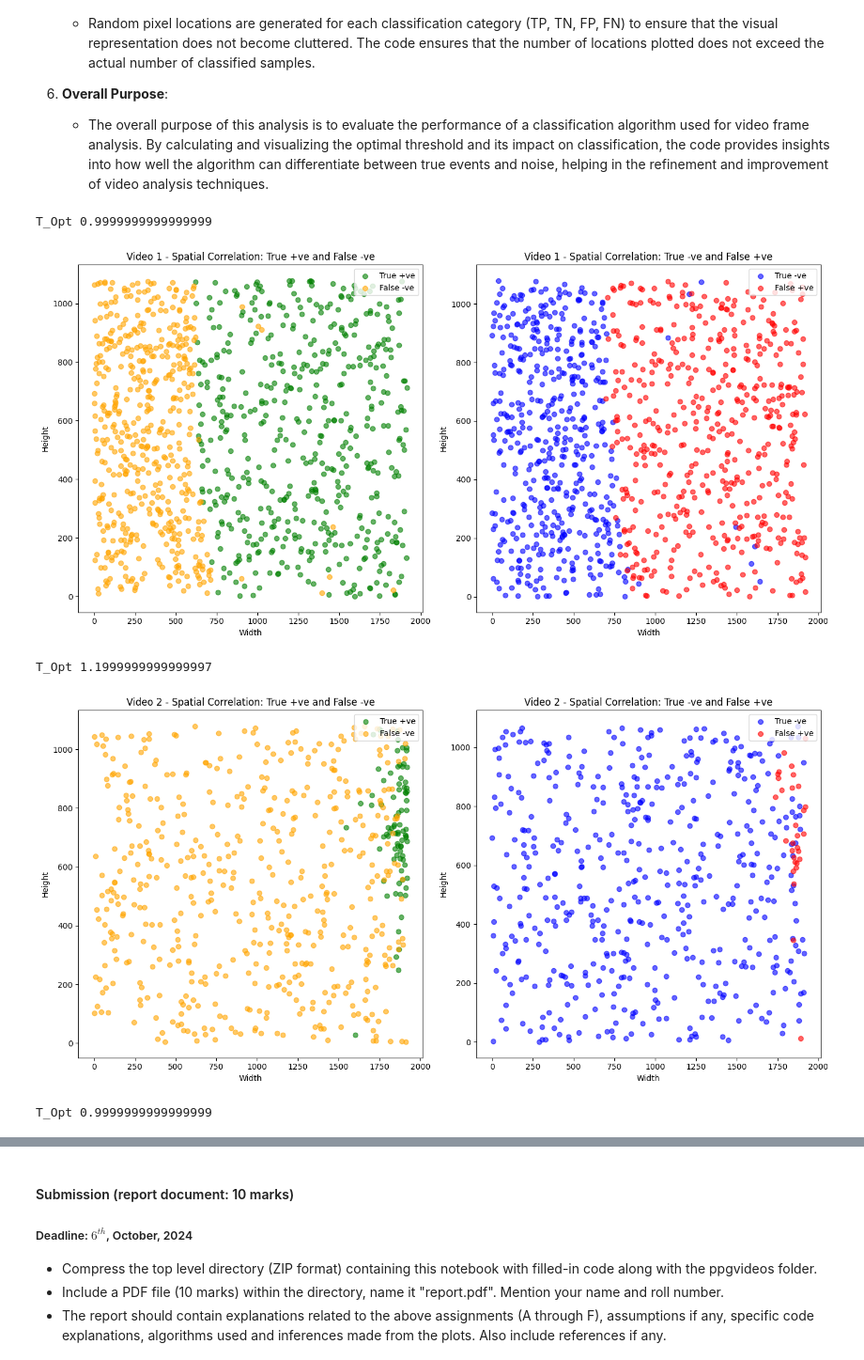
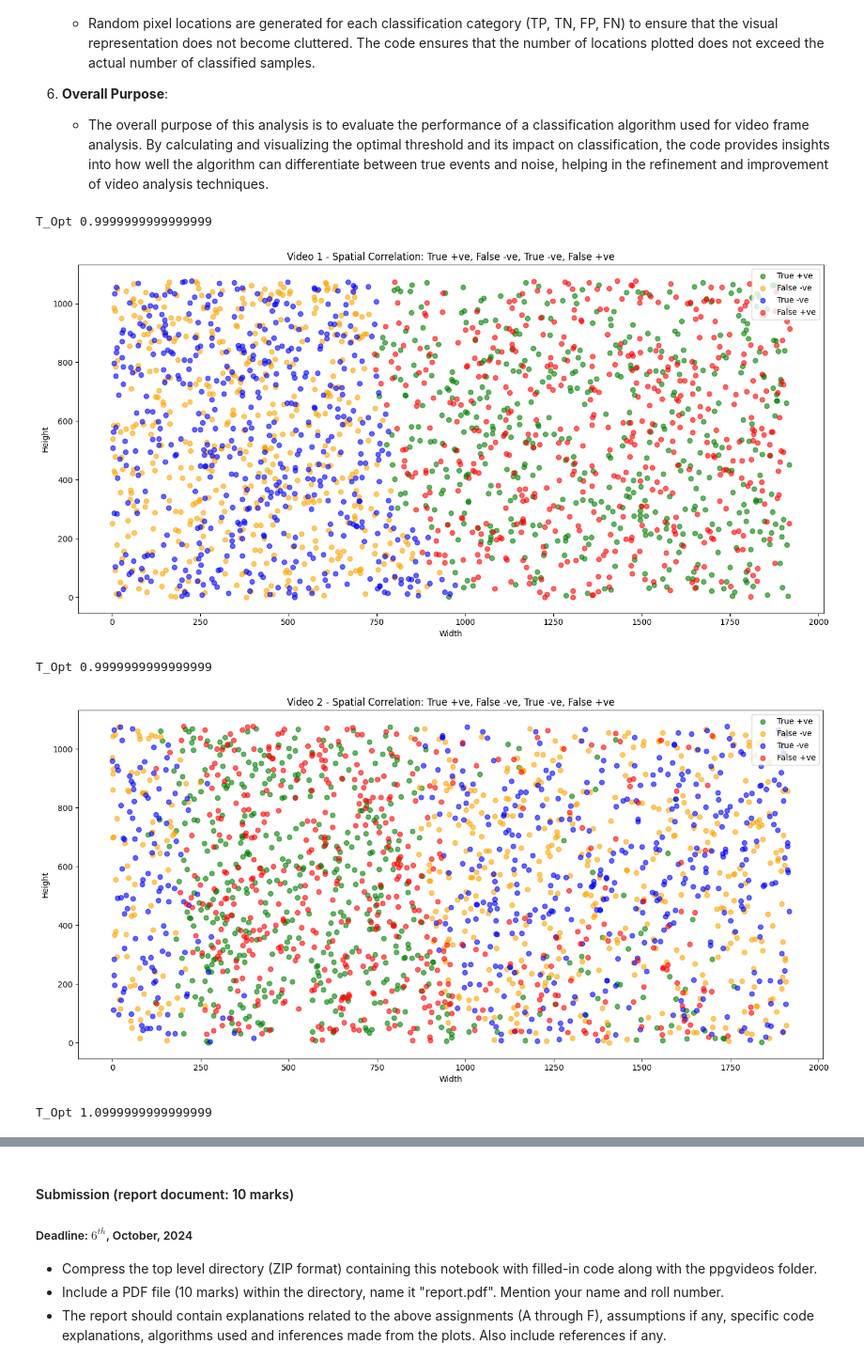
Before and after one commit to dipendughosh/programs, a Jupyter notebook: mtech_2023/sem-3/ssiot/ass-1/CS23M509_CS6650D24/homework1_UoP6650_D24.ipynb, the cells around one changed output, grey strips where cells are left out. Shown at 94% size. Saved outputs shown, nothing was run; the diff lists cells and outputs as text; code cells hidden in the pictures.

```diff
--- a/mtech_2023/sem-3/ssiot/ass-1/CS23M509_CS6650D24/homework1_UoP6650_D24.ipynb
+++ b/mtech_2023/sem-3/ssiot/ass-1/CS23M509_CS6650D24/homework1_UoP6650_D24.ipynb
@@ -337,7 +343,7 @@ def plot_intensity_metric_bpm():
         ax.plot(timeAxes[videoIndex], intensityValues, color=plotColors[videoIndex], label=f"Video {videoIndex}")
 
         # Detect peaks in the intensity data using find_peaks, based on frame rate (0.5-second minimum distance)
-        peaks, _ = find_peaks(intensityValues, distance=framesPerSecondValues[videoIndex] * 0.5)
+        peaks, _ = find_peaks(intensityValues, distance=framesPerSecondValues[videoIndex] * 0.4)
 
         # Mark the detected peaks on the plot with black 'x' markers
         ax.plot(timeAxes[videoIndex][peaks], np.array(intensityValues)[peaks], "x", color='black', label="Peaks", markersize=10, markeredgewidth=2)
@@ -388,7 +394,7 @@ for videoIndex, frames in intensityMetrics.items():
     # Find peaks in the intensity values to estimate BPM. The fps is multiplied by 0.5 so that all peaks close
     # to the one selected are discarded and only something at a proper distance is taken.
     # Why 0.5 sec? Assuming every half a second a the heart beats
-    peaks, _ = find_peaks(intensityValues, distance=framesPerSecondValues[videoIndex] * 0.5)
+    peaks, _ = find_peaks(intensityValues, distance=framesPerSecondValues[videoIndex] * 0.4)
     totalPeaks = len(peaks)
 
     # Estimate BPM based on the number of detected peaks in the 5-second chunk
@@ -462,14 +468,12 @@ The provided code processes video frames by selecting extreme intensity values,
 ## put your snippet here with complete explanation in comments
 ## Marks will be provided based on code readability (not yourself, but others) and detailed comments
 
-def select_extreme_frames(intensityChunk, chunkInfo, videoIndex, numFrames=20):
+def select_extreme_frames(intensityChunk, numFrames=20):
     """
     Selects frames with the minimum and maximum intensity metrics from a given intensity chunk.
 
     Parameters:
     - intensityChunk: List of intensity metrics for the chunk of frames.
-    - chunkInfo: Information about the chunk (not used directly in this function).
-    - videoIndex: Index of the video being processed.
     - numFrames: Number of frames to select near the minimum and maximum intensity (default is 20).
 
     Returns:
@@ -657,7 +661,7 @@ for videoIndex in videoFrames:
     chunkInfo = chunkInfos[videoIndex]
 
     # Select frames near maxima and minima
-    maxFrame, minFrame, max_index, min_index = select_extreme_frames(intensityChunk, chunkInfo, videoIndex)
+    maxFrame, minFrame, max_index, min_index = select_extreme_frames(intensityChunk)
 
     # Store maxFrames and minFrames for the given videoIndex
     maxFrames[videoIndex] = maxFrame
@@ -1122,48 +1126,37 @@ def plot_spatial_correlation(TP, TN, FP, FN, videoIndex):
     tnLocations = [(pixelData['pixelRow'], pixelData['pixelCol']) for pixelData in TN]
     fpLocations = [(pixelData['pixelRow'], pixelData['pixelCol']) for pixelData in FP]
 
-    # Create a figure with two subplots (1 row, 2 columns)
-    fig, axes = plt.subplots(1, 2, figsize=(14, 7))
+    # Create a figure
+    fig, axes = plt.subplots(figsize=(14, 7))
 
-    # First subplot: Plot True Positives (TP) and False Negatives (FN)
-    ax1 = axes[0]
-    ax1.set_facecolor("white")  # Set background color for clarity
+    # Plot True Positives (TP), False Negatives (FN), True Negatives (TN), False Positives (FP)
+    axes.set_facecolor("white")  # Set background color for clarity
 
     # Plot True Positives (TP) in green if they exist
     if tpLocations:
         tp_x, tp_y = zip(*tpLocations)  # Unzip row and column positions for scatter plotting
-        ax1.scatter(tp_x, tp_y, color='green', alpha=0.6, label="True +ve")  # Scatter plot for TP
+        axes.scatter(tp_x, tp_y, color='green', alpha=0.6, label="True +ve")  # Scatter plot for TP
 
     # Plot False Negatives (FN) in orange if they exist
     if fnLocations:
         fn_x, fn_y = zip(*fnLocations)  # Unzip row and column positions for scatter plotting
-        ax1.scatter(fn_x, fn_y, color='orange', alpha=0.6, label="False -ve")  # Scatter plot for FN
-
-    # Set labels, title, and legend for the first subplot
-    ax1.legend(loc="upper right")
-    ax1.set_title(f"Video {videoIndex} - Spatial Correlation: True +ve and False -ve")  # Title showing what is being plotted
-    ax1.set_xlabel("Width")  # X-axis label
-    ax1.set_ylabel("Height")  # Y-axis label
-
-    # Second subplot: Plot True Negatives (TN) and False Positives (FP)
-    ax2 = axes[1]
-    ax2.set_facecolor("white")  # Set background color for clarity
+        axes.scatter(fn_x, fn_y, color='orange', alpha=0.6, label="False -ve")  # Scatter plot for FN
 
     # Plot True Negatives (TN) in blue if they exist
     if tnLocations:
         tn_x, tn_y = zip(*tnLocations)  # Unzip row and column positions for scatter plotting
-        ax2.scatter(tn_x, tn_y, color='blue', alpha=0.6, label="True -ve")  # Scatter plot for TN
+        axes.scatter(tn_x, tn_y, color='blue', alpha=0.6, label="True -ve")  # Scatter plot for TN
 
     # Plot False Positives (FP) in red if they exist
     if fpLocations:
         fp_x, fp_y = zip(*fpLocations)  # Unzip row and column positions for scatter plotting
-        ax2.scatter(fp_x, fp_y, color='red', alpha=0.6, label="False +ve")  # Scatter plot for FP
+        axes.scatter(fp_x, fp_y, color='red', alpha=0.6, label="False +ve")  # Scatter plot for FP
 
-    # Set labels, title, and legend for the second subplot
-    ax2.legend(loc="upper right")
-    ax2.set_title(f"Video {videoIndex} - Spatial Correlation: True -ve and False +ve")  # Title showing what is being plotted
-    ax2.set_xlabel("Width")  # X-axis label
-    ax2.set_ylabel("Height")  # Y-axis label
+    # Set labels, title, and legend
+    axes.legend(loc="upper right")
+    axes.set_title(f"Video {videoIndex} - Spatial Correlation: True +ve, False -ve, True -ve, False +ve")  # Title showing what is being plotted
+    axes.set_xlabel("Width")  # X-axis label
+    axes.set_ylabel("Height")  # Y-axis label
 
     # Adjust layout to avoid overlap between subplots and improve readability
     plt.tight_layout()
@@ -1178,34 +1171,34 @@ def plot_spatial_correlation(TP, TN, FP, FN, videoIndex):
 for videoIndex in videoFrames:
     # Get the frame dimensions for the current video
     frameHeight = int(frameHeightValues[videoIndex])  # Extract frame height
     frameWidth = int(frameHeightValues[videoIndex])    # Extract frame width
 
     # Get the threshold and corresponding PD (Probability of Detection) and PFA (Probability of False Alarm)
     pfa = np.array(pdPfaThresholds[videoIndex]["PFA"], dtype=float)  # Convert PFA to a NumPy array
     pd = np.array(pdPfaThresholds[videoIndex]["PD"], dtype=float)    # Convert PD to a NumPy array
     thresholds = pdPfaThresholds[videoIndex]["Thresholds"]           # Extract the thresholds for classification
 
     # Find the optimal threshold (T_OPT) for each video based on PFA and PD
     T_OPT, max_pd, min_pfa = find_optimal_threshold(pfa, pd, thresholds)  # Determine T_OPT using the helper function
     print(f"T_Opt {T_OPT}")  # Print the optimal threshold for debugging
 
     # Get the red pixel max and min values along with their corresponding indices
     redPixelsMax = redPixels[videoIndex]["RedPixelsMax"]              # Extract maximum red pixel values
     redPixelsMaxRow = redPixelsRows[videoIndex]["RedPixelsMaxRows"]   # Extract row indices for maximum red pixels
     redPixelsMaxCol = redPixelsCols[videoIndex]["RedPixelsMaxCols"]   # Extract column indices for maximum red pixels
     redPixelsMin = redPixels[videoIndex]["RedPixelsMin"]              # Extract minimum red pixel values
     redPixelsMinRow = redPixelsRows[videoIndex]["RedPixelsMinRows"]   # Extract row indices for minimum red pixels
     redPixelsMinCol = redPixelsCols[videoIndex]["RedPixelsMinCols"]   # Extract column indices for minimum red pixels
 
     # Classify the samples based on the optimal threshold (T_OPT)
     TP, TN, FP, FN = classify_samples(redPixelsMax, redPixelsMaxRow, redPixelsMaxCol,
                                        redPixelsMin, redPixelsMinRow, redPixelsMinCol, T_OPT)
 
     # Plot the spatial correlation of good (TP, TN) and bad (FP, FN) samples
     plot_spatial_correlation(TP, TN, FP, FN, videoIndex)  # Visualize the results
 # %% [output]
 T_Opt 0.9999999999999999
-[figure, old version]
+[figure, new version]
-T_Opt 1.1999999999999997
+T_Opt 0.9999999999999999
-[figure, old version]
+[figure, new version]
-T_Opt 0.9999999999999999
+T_Opt 1.0999999999999999
```
Also changed, not shown: parts of 10 cells of this notebook, 4 other files.
